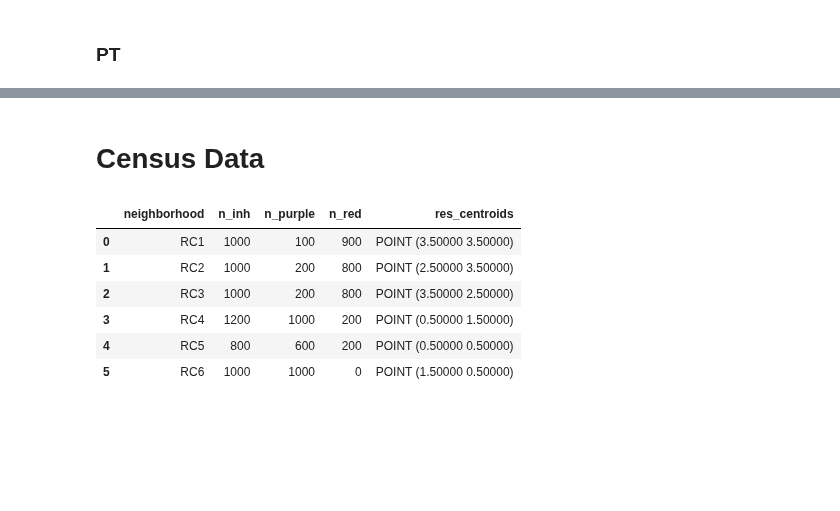
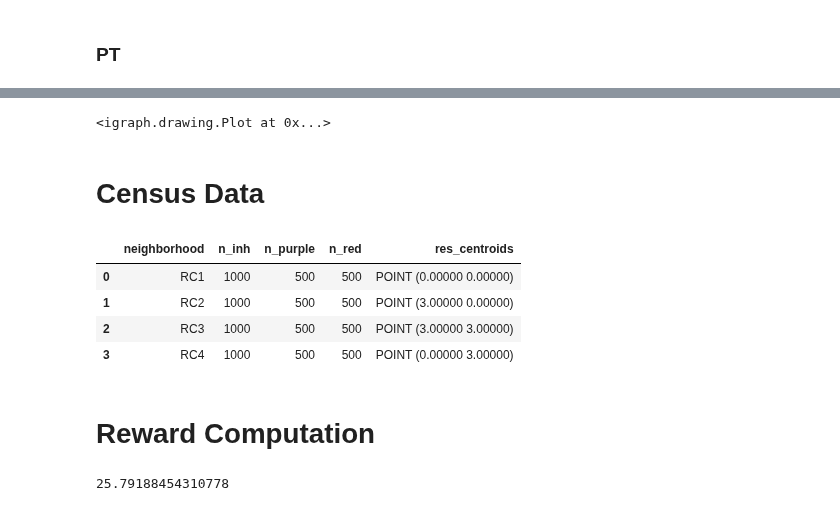
Before and after one commit to EquiCity/thesis, a Jupyter notebook: eda/notebooks/synthetic_dataset_2.ipynb, the cells around one changed output, grey strips where cells are left out. Cells and saved outputs as stored; diff of their text form; code cells hidden in the pictures; blank space fills up the shorter version.

```diff
--- a/eda/notebooks/synthetic_dataset_2.ipynb
+++ b/eda/notebooks/synthetic_dataset_2.ipynb
@@ -11,12 +10,12 @@ from matplotlib import pyplot as plt
 # %%
 g = ig.Graph(directed=True)
 # %%
-V_O = {f'RC{i+1}':i for i in range(6)}
+V_O = {f'RC{i+1}':i for i in range(4)}
 V_O_attr = {
     'name': [e for e in V_O.keys()],
-    'x': [3.5,2.5,3.5,0.5,0.5,1.5],
-    'y': [3.5,3.5,2.5,1.5,0.5,0.5],
-    'color': ['red','red','red','purple','purple','purple'],
+    'x': [0,3,3,0],
+    'y': [0,0,3,3],
+    'color': ['red','red','red','red'],
     'type': 'res_node',
 }
 g.add_vertices(V_O.values(), V_O_attr)
@@ -121,6 +93,8 @@ array([2.82842712, 2.        , 2.        ])
 # %%
 # fig, ax = plt.subplots(figsize=(5,5))
-# ig.plot(g, target='plots/synthetic_graphs/synthetic_graph_1.svg')
+ig.plot(g, target='plots/synthetic_graphs/synthetic_graph_2.svg')
+# %% [output]
+<igraph.drawing.Plot at 0x...>
 # %%
 g.es['active'] = 1
 # %%
@@ -131,22 +105,22 @@ g.save('/home/rico/Documents/thesis/experiments/base_data/graph_2.gml')
 # %%
 data = {
     'neighborhood': V_O_attr['name'],
-    'n_inh': [1000,1000,1000,1200,800,1000],
-    'n_purple': [100, 200, 200, 1000, 600, 1000],
-    'n_red': [900, 800, 800, 200, 200, 0],
+    'n_inh': [1000,1000,1000,1000],
+    'n_purple': [500, 500, 500, 500],
+    'n_red':    [500, 500, 500, 500],
     'res_centroids': gpd.points_from_xy(V_O_attr['x'], V_O_attr['y'])
 }
 
 gdf = gpd.GeoDataFrame(data, geometry='res_centroids')
 gdf
 # %% [output]
 |  | neighborhood | n_inh | n_purple | n_red | res_centroids |
-| 0 | RC1 | 1000 | 100 | 900 | POINT (3.50000 3.50000) |
-| 1 | RC2 | 1000 | 200 | 800 | POINT (2.50000 3.50000) |
-| 2 | RC3 | 1000 | 200 | 800 | POINT (3.50000 2.50000) |
-| 3 | RC4 | 1200 | 1000 | 200 | POINT (0.50000 1.50000) |
-| 4 | RC5 | 800 | 600 | 200 | POINT (0.50000 0.50000) |
-| 5 | RC6 | 1000 | 1000 | 0 | POINT (1.50000 0.50000) |
+| 0 | RC1 | 1000 | 500 | 500 | POINT (0.00000 0.00000) |
+| 1 | RC2 | 1000 | 500 | 500 | POINT (3.00000 0.00000) |
+| 2 | RC3 | 1000 | 500 | 500 | POINT (3.00000 3.00000) |
+| 3 | RC4 | 1000 | 500 | 500 | POINT (0.00000 3.00000) |
 # %%
 gdf.to_file('/home/rico/Documents/thesis/eda/notebooks/synthetic_dataset_2/census_data.geojson', driver='GeoJSON')
 gdf.to_file('/home/rico/Documents/thesis/experiments/base_data/census_data_2.geojson', driver='GeoJSON')
+# %% [markdown]
+# Reward Computation
@@ -152,0 +134,4 @@ gdf.to_file('/home/rico/Documents/thesis/experiments/base_data/census_data_2.geo
+# %%
+r.evaluate(g)
+# %% [output]
+25.79188454310778
```
Also changed, not shown: parts of 13 cells of this notebook, 54 other files.
